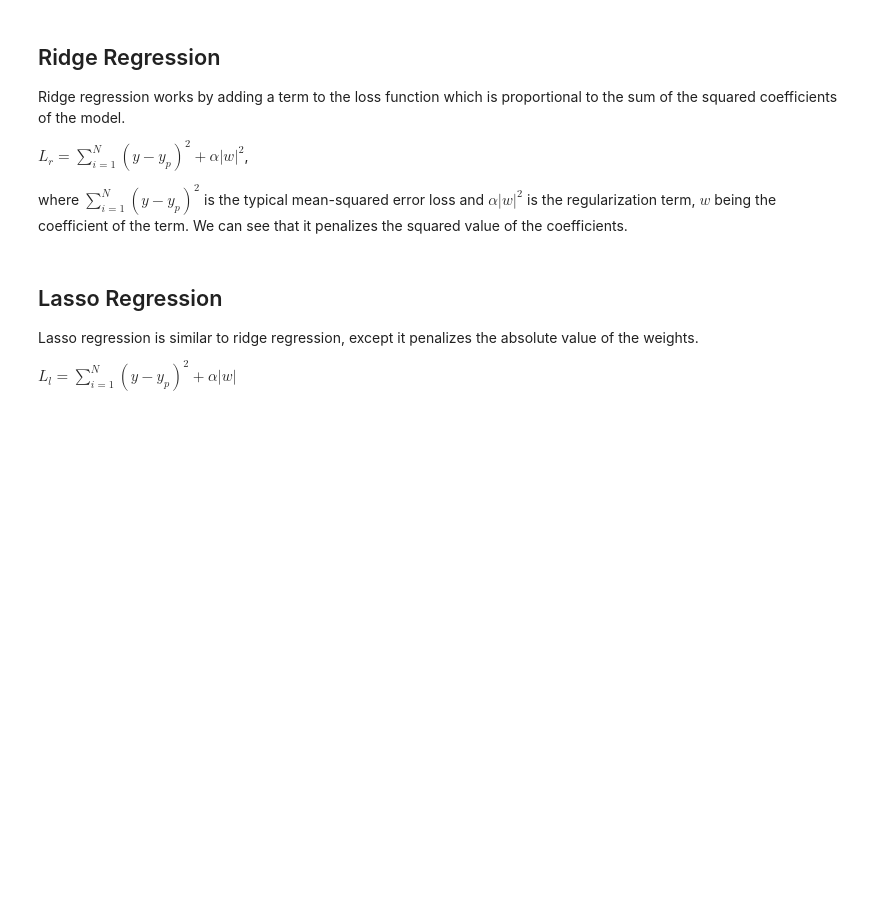
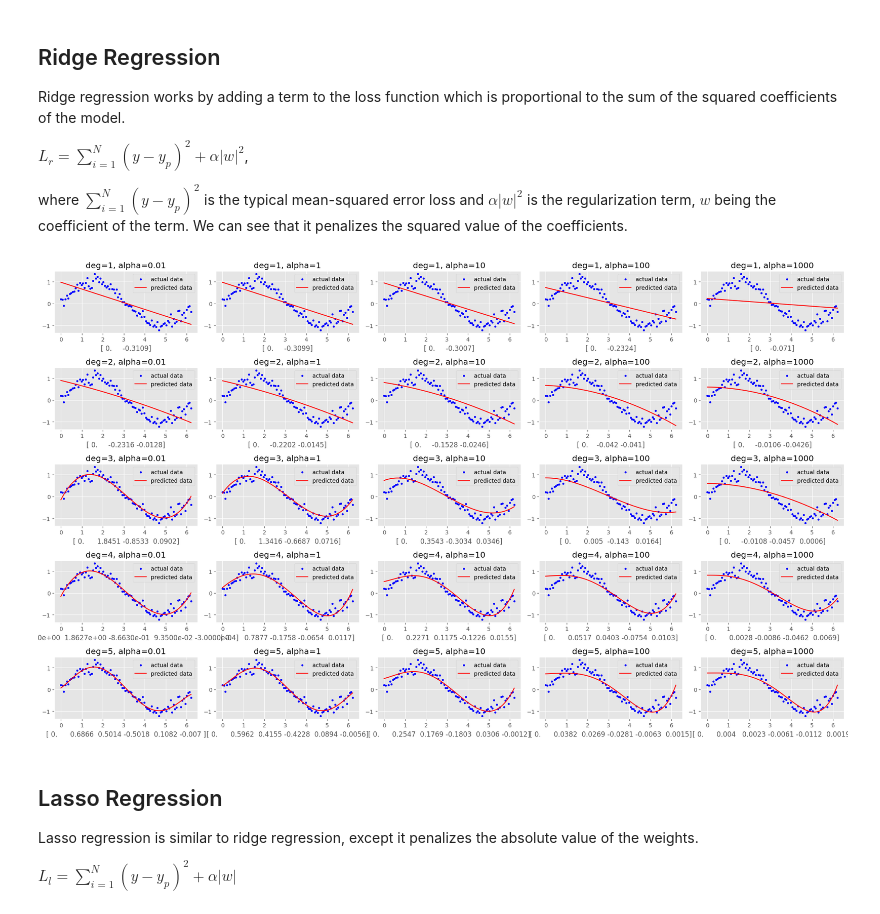
Before and after one commit to taif-ghazali/IHUB-Cohort, a Jupyter notebook: AIML_Module_3_Lab_3_regression.ipynb, the cells around one changed output. Cells and saved outputs as stored; diff of their text form; code cells hidden in the pictures; blank space fills up the shorter version.

```diff
--- a/AIML_Module_3_Lab_3_regression.ipynb
+++ b/AIML_Module_3_Lab_3_regression.ipynb
@@ -124,7 +132,7 @@ $L_r = \sum_{i=1}^{N} (y - y_p) ^2 + \alpha |w|^2$,
 
 where $\sum_{i=1}^{N} (y - y_p) ^2$ is the typical mean-squared error loss and $\alpha |w|^2$ is the regularization term, $w$ being the coefficient of the term. We can see that it penalizes the squared value of the coefficients.
 # %%
-def ridge_regression(x,y,deg,alpha):
+def ridge_regression(x,y,deg,alpha, ax):
 
   poly = PolynomialFeatures(degree=deg)
   x_ = poly.fit_transform(x)
@@ -134,15 +142,28 @@ def ridge_regression(x,y,deg,alpha):
 
   y_pred_ridge = r.predict(x_)
 
-  plt.title("Ridge Regressed polynomial deg={}, alpha={}".format(deg,alpha))
-  plt.scatter(x,y,color="blue")
-  plt.plot(x,y_pred_ridge,color="red")
-  plt.legend(["actual data","predicted data"])
-  plt.show()
+  ax.set_title("deg={}, alpha={}".format(deg, alpha))
+  ax.scatter(x,y,color="blue", s= 10)
+  ax.plot(x,y_pred_ridge,color="red")
+  ax.legend(["actual data","predicted data"])
+  ax.set_xlabel(np.round(r.coef_, 4))
 
-  print("\n Coefficients obtained\n")
-  print(r.coef_)
-  print("\n")
+
+  # print("\n Coefficients obtained\n")
+  # print(r.coef_)
+  # print("\n")
+# %%
+fig, axes= plt.subplots(5,5, figsize= (20,12))
+alphas = [0.01, 1, 10, 100, 1000]
+
+for i in range(1, 6):
+  for j, alpha in enumerate(alphas):
+    ridge_regression(x,y,i, alpha, axes[i-1, j])
+
+plt.tight_layout()
+plt.show()
+# %% [output]
+[figure, added]
 # %% [markdown]
 ## Lasso Regression
 
```
Also changed, not shown: parts of 7 cells of this notebook.
